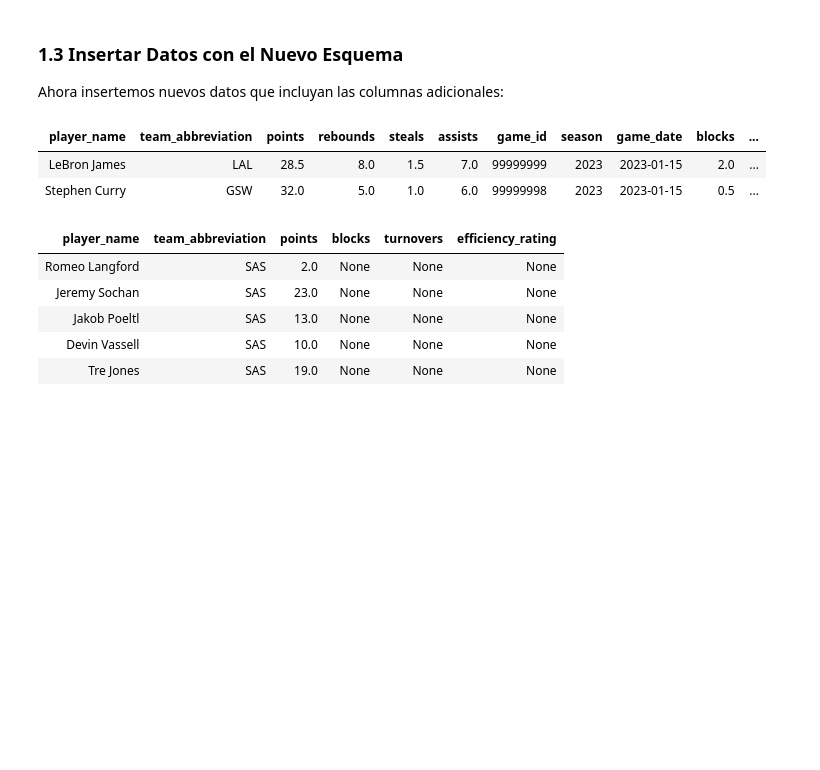
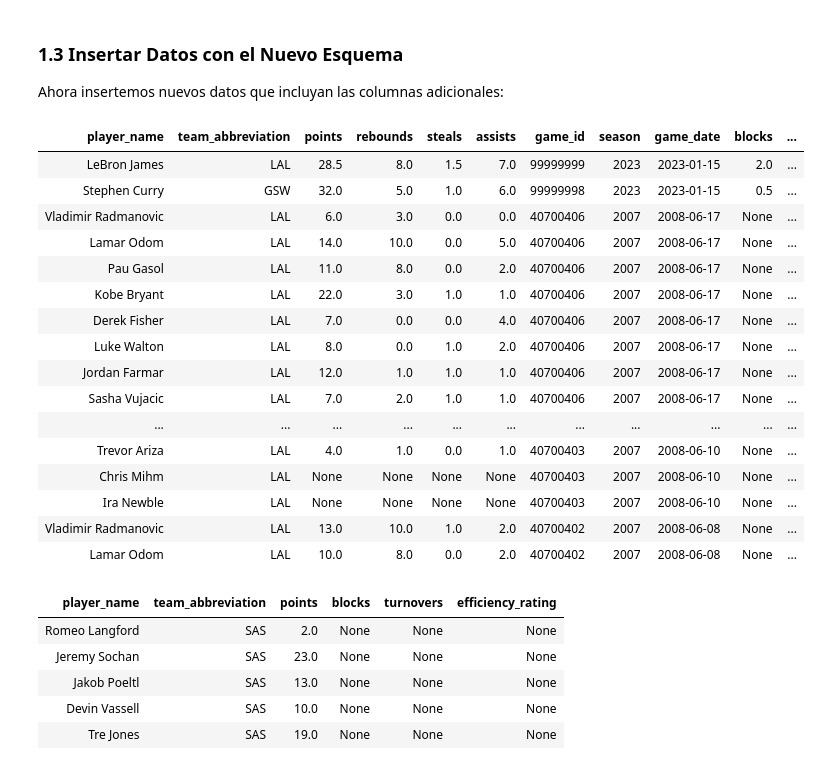
Before and after one commit to sancara/apacheiceberg, a Jupyter notebook: notebooks/nba_demo_iceberg.ipynb, the cells around one changed output. Cells and saved outputs as stored; diff of their text form; code cells hidden in the pictures; blank space fills up the shorter version.

```diff
--- a/notebooks/nba_demo_iceberg.ipynb
+++ b/notebooks/nba_demo_iceberg.ipynb
@@ -344,12 +383,25 @@ new_data.writeTo("tryo.nba_game_details_sorted").append()
 # %%
 %%sql
 -- Verificamos los nuevos registros con todos los campos
 SELECT * FROM tryo.nba_game_details_sorted
-WHERE game_id IN (99999999, 99999998)
 # %% [output]
 | player_name | team_abbreviation | points | rebounds | steals | assists | game_id | season | game_date | blocks | ... |
 | LeBron James | LAL | 28.5 | 8.0 | 1.5 | 7.0 | 99999999 | 2023 | 2023-01-15 | 2.0 | ... |
 | Stephen Curry | GSW | 32.0 | 5.0 | 1.0 | 6.0 | 99999998 | 2023 | 2023-01-15 | 0.5 | ... |
+| Vladimir Radmanovic | LAL | 6.0 | 3.0 | 0.0 | 0.0 | 40700406 | 2007 | 2008-06-17 | None | ... |
+| Lamar Odom | LAL | 14.0 | 10.0 | 0.0 | 5.0 | 40700406 | 2007 | 2008-06-17 | None | ... |
+| Pau Gasol | LAL | 11.0 | 8.0 | 0.0 | 2.0 | 40700406 | 2007 | 2008-06-17 | None | ... |
+| Kobe Bryant | LAL | 22.0 | 3.0 | 1.0 | 1.0 | 40700406 | 2007 | 2008-06-17 | None | ... |
+| Derek Fisher | LAL | 7.0 | 0.0 | 0.0 | 4.0 | 40700406 | 2007 | 2008-06-17 | None | ... |
+| Luke Walton | LAL | 8.0 | 0.0 | 1.0 | 2.0 | 40700406 | 2007 | 2008-06-17 | None | ... |
+| Jordan Farmar | LAL | 12.0 | 1.0 | 1.0 | 1.0 | 40700406 | 2007 | 2008-06-17 | None | ... |
+| Sasha Vujacic | LAL | 7.0 | 2.0 | 1.0 | 1.0 | 40700406 | 2007 | 2008-06-17 | None | ... |
+| ... | ... | ... | ... | ... | ... | ... | ... | ... | ... | ... |
+| Trevor Ariza | LAL | 4.0 | 1.0 | 0.0 | 1.0 | 40700403 | 2007 | 2008-06-10 | None | ... |
+| Chris Mihm | LAL | None | None | None | None | 40700403 | 2007 | 2008-06-10 | None | ... |
+| Ira Newble | LAL | None | None | None | None | 40700403 | 2007 | 2008-06-10 | None | ... |
+| Vladimir Radmanovic | LAL | 13.0 | 10.0 | 1.0 | 2.0 | 40700402 | 2007 | 2008-06-08 | None | ... |
+| Lamar Odom | LAL | 10.0 | 8.0 | 0.0 | 2.0 | 40700402 | 2007 | 2008-06-08 | None | ... |
 # %%
 %%sql
 -- Los registros antiguos aún son accesibles (blocks/turnovers/efficiency_rating son NULL)
```
Also changed, not shown: parts of 23 cells of this notebook, 1 other file.
